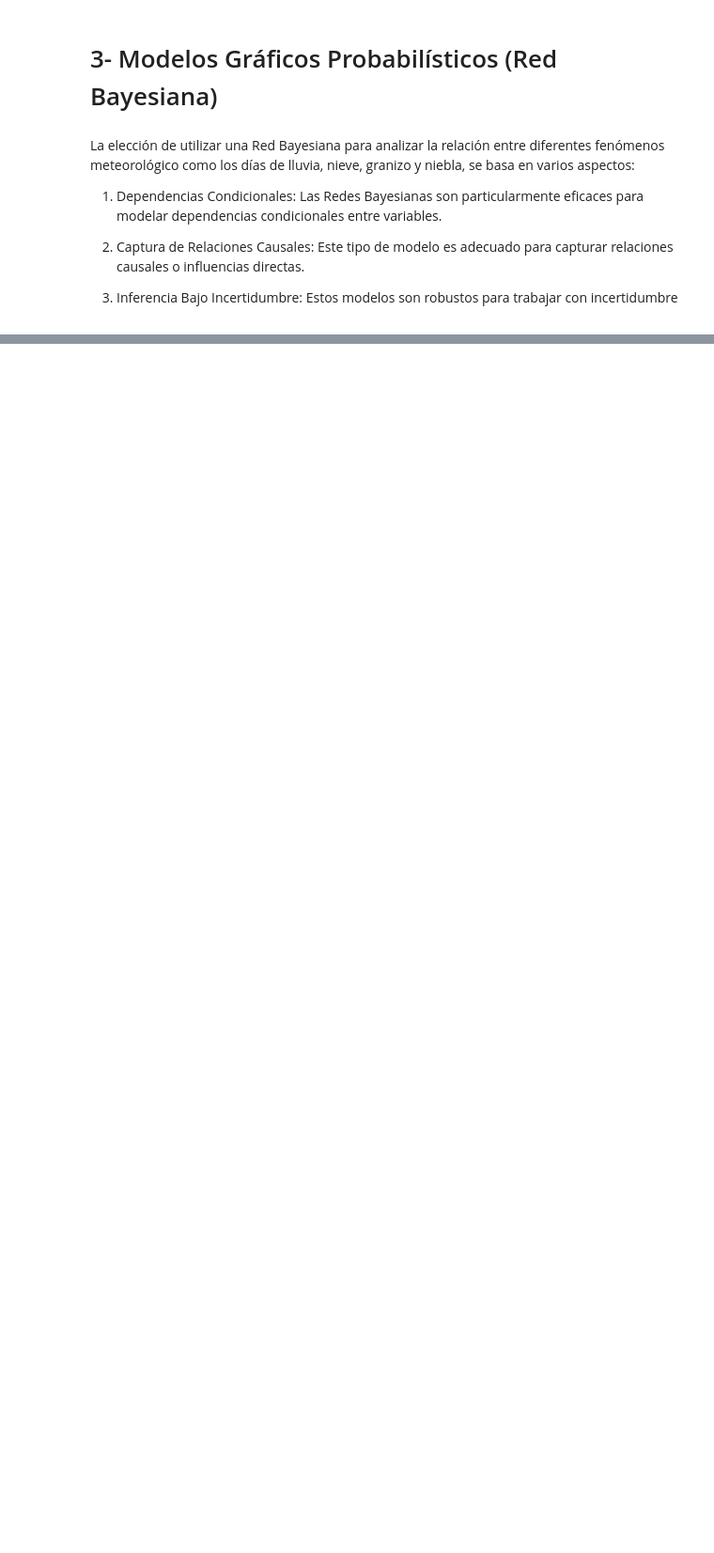
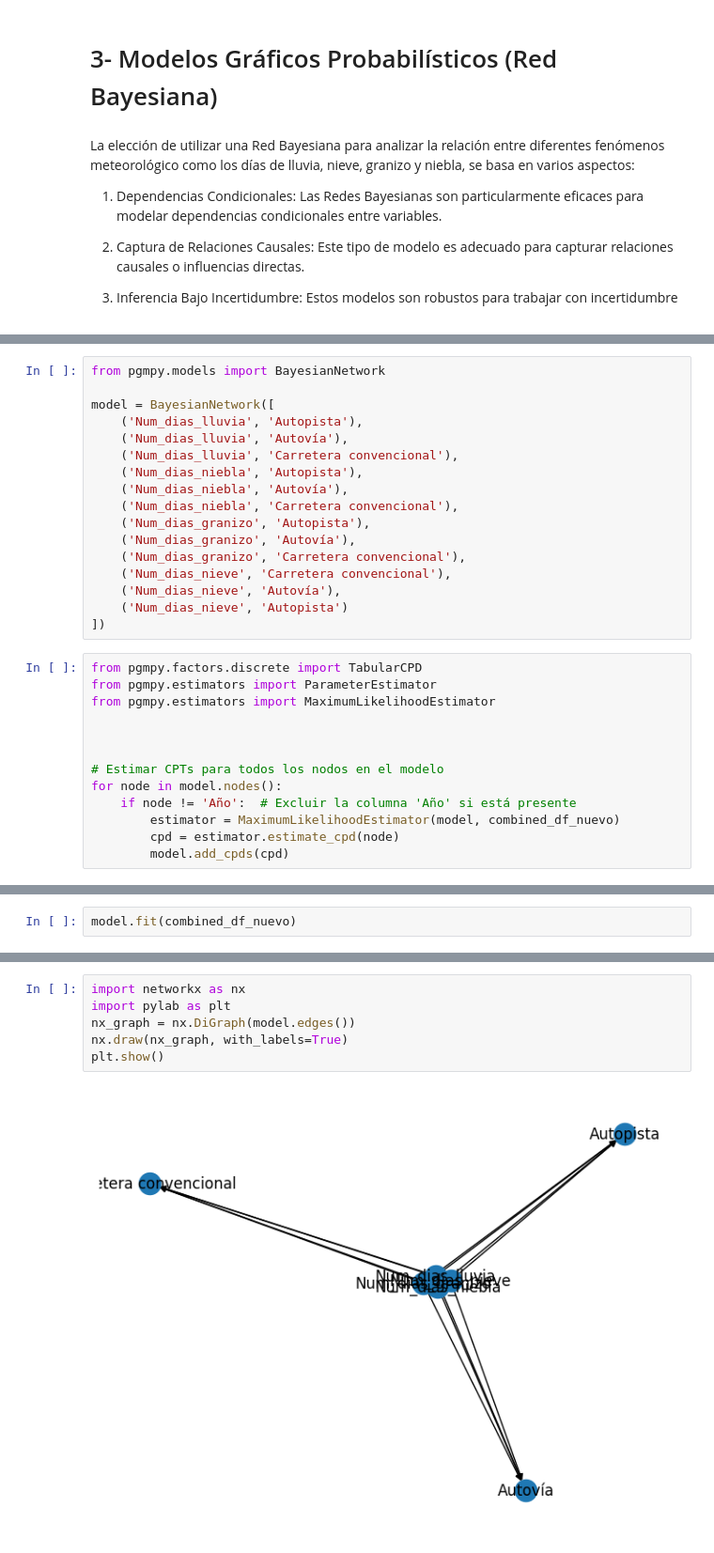
Before and after one commit to martiengli/Practica_Estadistica_3, a Jupyter notebook: actividad_3_estadistica_avanzada_mer.ipynb, the cells around one changed output, grey strips where cells are left out. Shown at 94% size. Cells and saved outputs as stored; diff of their text form; blank space fills up the shorter version.

```diff
--- a/actividad_3_estadistica_avanzada_mer.ipynb
+++ b/actividad_3_estadistica_avanzada_mer.ipynb
@@ -200,0 +268,30 @@ La elección de utilizar una Red Bayesiana para analizar la relación entre dife
+# %%
+from pgmpy.models import BayesianNetwork
+
+model = BayesianNetwork([
+    ('Num_dias_lluvia', 'Autopista'),
+    ('Num_dias_lluvia', 'Autovía'),
+    ('Num_dias_lluvia', 'Carretera convencional'),
+    ('Num_dias_niebla', 'Autopista'),
+    ('Num_dias_niebla', 'Autovía'),
+    ('Num_dias_niebla', 'Carretera convencional'),
+    ('Num_dias_granizo', 'Autopista'),
+    ('Num_dias_granizo', 'Autovía'),
+    ('Num_dias_granizo', 'Carretera convencional'),
+    ('Num_dias_nieve', 'Carretera convencional'),
+    ('Num_dias_nieve', 'Autovía'),
+    ('Num_dias_nieve', 'Autopista')
+])
+# %%
+from pgmpy.factors.discrete import TabularCPD
+from pgmpy.estimators import ParameterEstimator
+from pgmpy.estimators import MaximumLikelihoodEstimator
+
+
+
+# Estimar CPTs para todos los nodos en el modelo
+for node in model.nodes():
+    if node != 'Año':  # Excluir la columna 'Año' si está presente
+        estimator = MaximumLikelihoodEstimator(model, combined_df_nuevo)
+        cpd = estimator.estimate_cpd(node)
+        model.add_cpds(cpd)
@@ -200,0 +314,2 @@ La elección de utilizar una Red Bayesiana para analizar la relación entre dife
+# %%
+model.fit(combined_df_nuevo)
@@ -200,0 +355,8 @@ La elección de utilizar una Red Bayesiana para analizar la relación entre dife
+# %%
+import networkx as nx
+import pylab as plt
+nx_graph = nx.DiGraph(model.edges())
+nx.draw(nx_graph, with_labels=True)
+plt.show()
+# %% [output]
+[figure, added]
```
Also changed, not shown: parts of 14 cells of this notebook.
